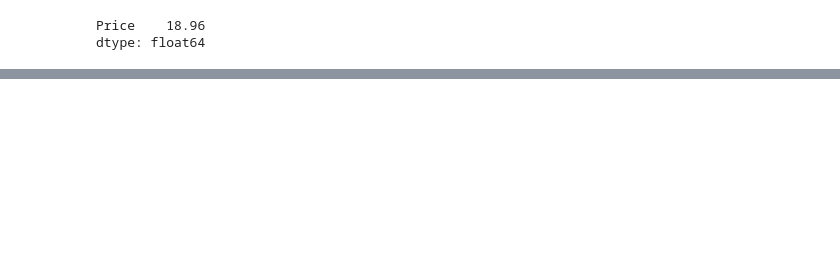
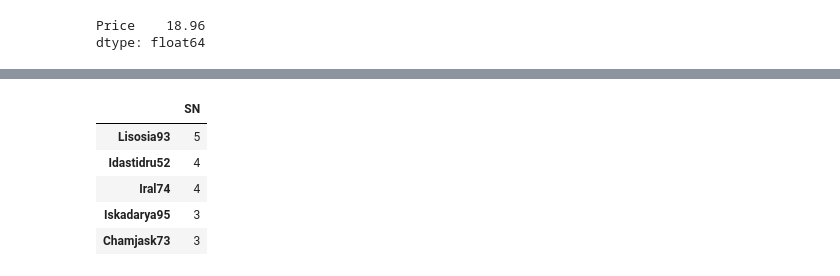
Before and after one commit to efennie/pandas-challenge, a Jupyter notebook: HeroesOfPymoli/main.ipynb, the cells around one changed output, grey strips where cells are left out. Drawn from its saved outputs; the diff is of its cells as text; code cells hidden in the pictures; blank space fills up the shorter version.

```diff
--- a/HeroesOfPymoli/main.ipynb
+++ b/HeroesOfPymoli/main.ipynb
@@ -487,0 +448,16 @@ Zontibe81       8.03
+# %%
+#get number of purchases easier
+big_spender_purchases = purchase_data_df.loc[:, ["SN", "Price"]]
+numbers_unique_user_purchase = big_spender_purchases.loc[(big_spender_purchases["SN"]=="Lisosia93") | (big_spender_purchases["SN"]=="Idastidru52") | (big_spender_purchases["SN"]=="Chamjask73") | (big_spender_purchases["SN"]=="Iral74") | (big_spender_purchases["SN"]=="Iskadarya95") , :]
+
+
+numbers_unique_user_purchase = numbers_unique_user_purchase.sort_values('SN', ascending=False)
+numbers_unique_user_purchase = pd.DataFrame(numbers_unique_user_purchase["SN"].value_counts())
+numbers_unique_user_purchase
+# %% [output]
+|  | SN |
+| Lisosia93 | 5 |
+| Idastidru52 | 4 |
+| Iral74 | 4 |
+| Iskadarya95 | 3 |
+| Chamjask73 | 3 |
```
Also changed, not shown: parts of 10 cells of this notebook.
